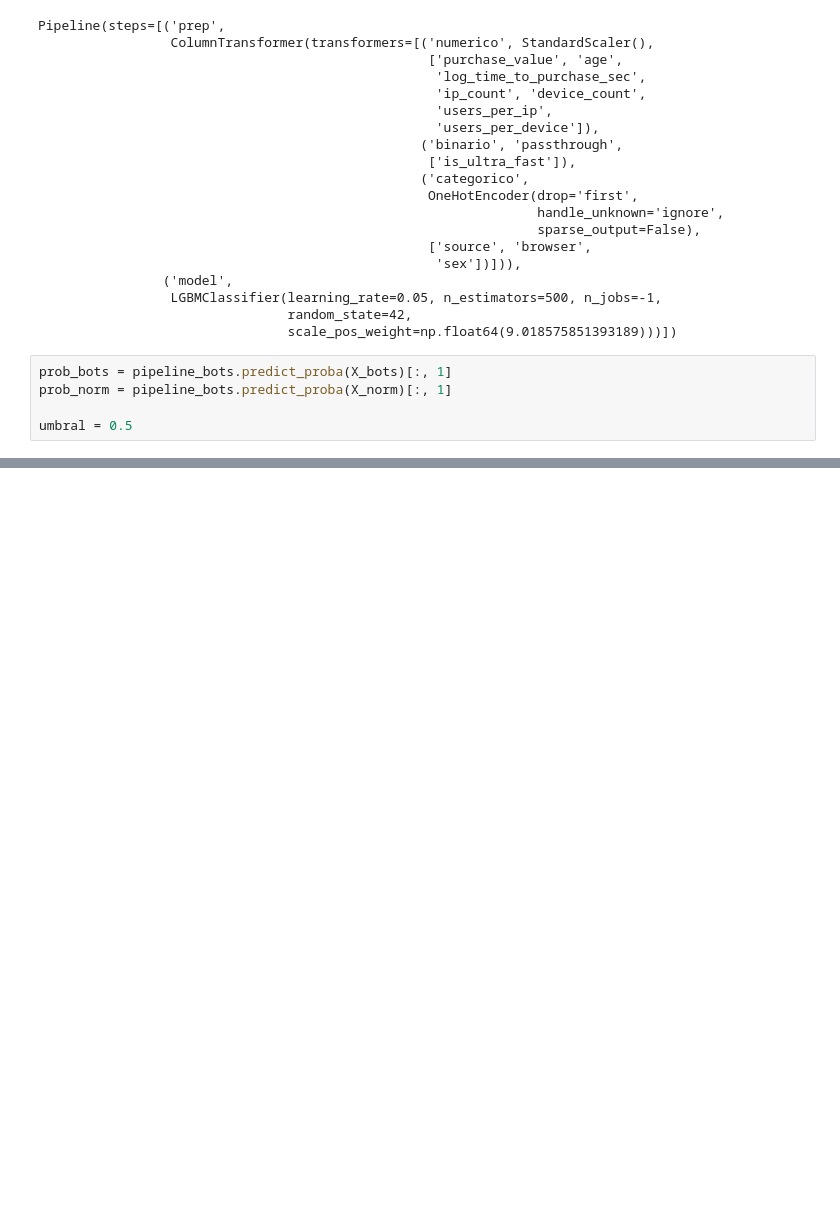
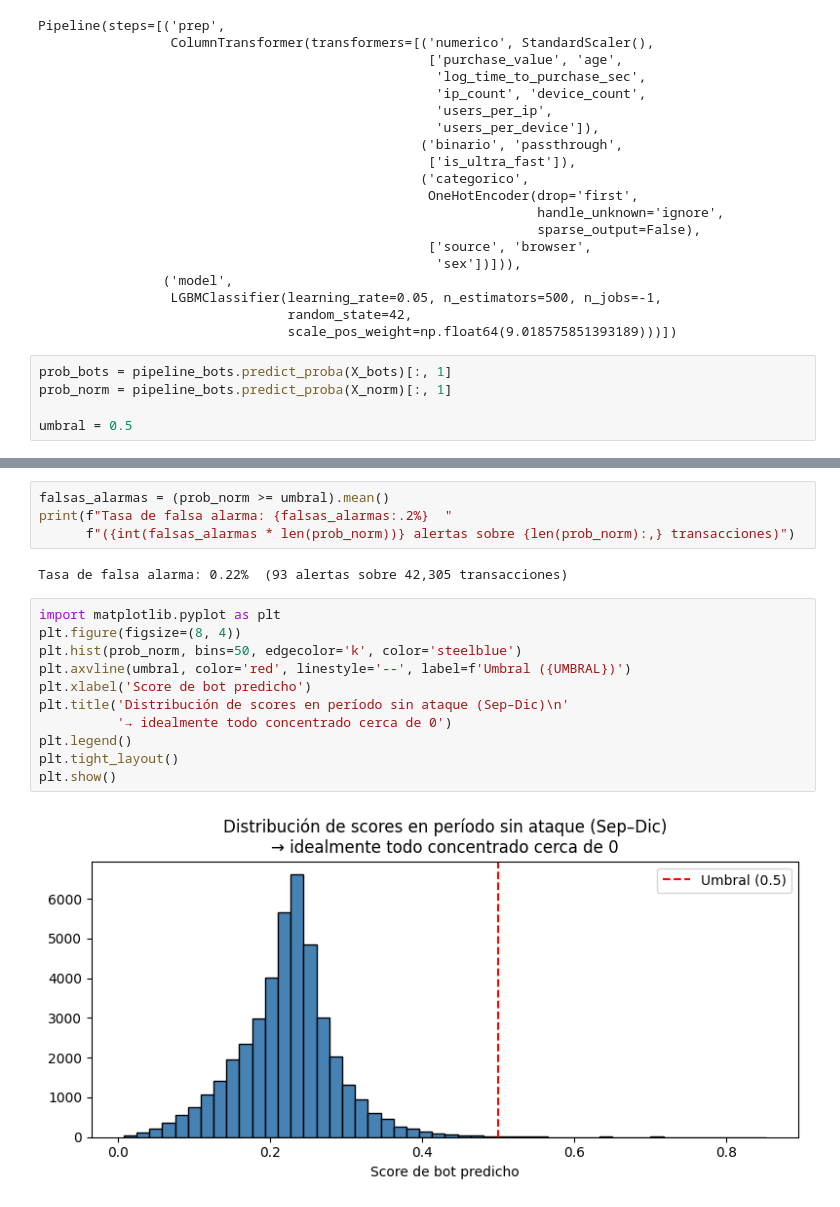
Before and after one commit to LLAES07/fraude_deteccion, a Jupyter notebook: notebook/main.ipynb, the cells around one changed output, grey strips where cells are left out. Drawn from its saved outputs; the diff is of its cells as text; blank space fills up the shorter version.

```diff
--- a/notebook/main.ipynb
+++ b/notebook/main.ipynb
@@ -2030,0 +2049,19 @@ umbral = 0.5
+# %%
+falsas_alarmas = (prob_norm >= umbral).mean()
+print(f"Tasa de falsa alarma: {falsas_alarmas:.2%}  "
+      f"({int(falsas_alarmas * len(prob_norm))} alertas sobre {len(prob_norm):,} transacciones)")
+# %% [output]
+Tasa de falsa alarma: 0.22%  (93 alertas sobre 42,305 transacciones)
+# %%
+import matplotlib.pyplot as plt
+plt.figure(figsize=(8, 4))
+plt.hist(prob_norm, bins=50, edgecolor='k', color='steelblue')
+plt.axvline(umbral, color='red', linestyle='--', label=f'Umbral ({UMBRAL})')
+plt.xlabel('Score de bot predicho')
+plt.title('Distribución de scores en período sin ataque (Sep–Dic)\n'
+          '→ idealmente todo concentrado cerca de 0')
+plt.legend()
+plt.tight_layout()
+plt.show()
+# %% [output]
+[figure, added]
```
Also changed, not shown: parts of 1 cell of this notebook.
